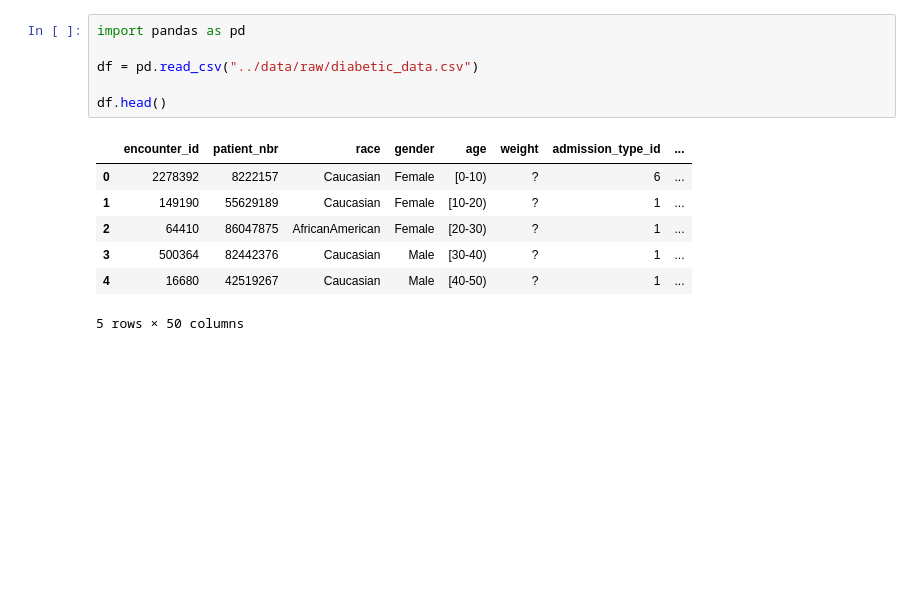
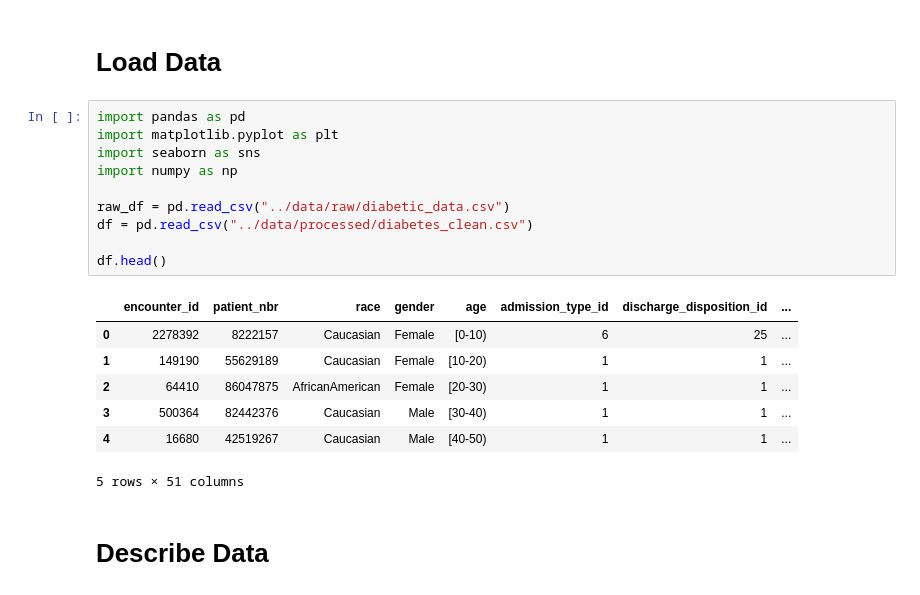
Before and after one commit to ADDikt88/hospital-readmission, a Jupyter notebook: notebooks/01_eda.ipynb, the cells around one changed output. Cells and saved outputs as stored; diff of their text form; blank space fills up the shorter version.

```diff
--- a/notebooks/01_eda.ipynb
+++ b/notebooks/01_eda.ipynb
@@ -1,16 +1,24 @@
+# %% [markdown]
+# Load Data
 # %%
 import pandas as pd
+import matplotlib.pyplot as plt
+import seaborn as sns
+import numpy as np
 
-df = pd.read_csv("../data/raw/diabetic_data.csv")
+raw_df = pd.read_csv("../data/raw/diabetic_data.csv")
+df = pd.read_csv("../data/processed/diabetes_clean.csv")
 
 df.head()
 # %% [output]
-|  | encounter_id | patient_nbr | race | gender | age | weight | admission_type_id | ... |
-| 0 | 2278392 | 8222157 | Caucasian | Female | [0-10) | ? | 6 | ... |
-| 1 | 149190 | 55629189 | Caucasian | Female | [10-20) | ? | 1 | ... |
-| 2 | 64410 | 86047875 | AfricanAmerican | Female | [20-30) | ? | 1 | ... |
-| 3 | 500364 | 82442376 | Caucasian | Male | [30-40) | ? | 1 | ... |
-| 4 | 16680 | 42519267 | Caucasian | Male | [40-50) | ? | 1 | ... |
+|  | encounter_id | patient_nbr | race | gender | age | admission_type_id | discharge_disposition_id | ... |
+| 0 | 2278392 | 8222157 | Caucasian | Female | [0-10) | 6 | 25 | ... |
+| 1 | 149190 | 55629189 | Caucasian | Female | [10-20) | 1 | 1 | ... |
+| 2 | 64410 | 86047875 | AfricanAmerican | Female | [20-30) | 1 | 1 | ... |
+| 3 | 500364 | 82442376 | Caucasian | Male | [30-40) | 1 | 1 | ... |
+| 4 | 16680 | 42519267 | Caucasian | Male | [40-50) | 1 | 1 | ... |
-5 rows × 50 columns
+5 rows × 51 columns
+# %% [markdown]
+# Describe Data
 # %%
 df.info()
```
Also changed, not shown: parts of 19 cells of this notebook.
